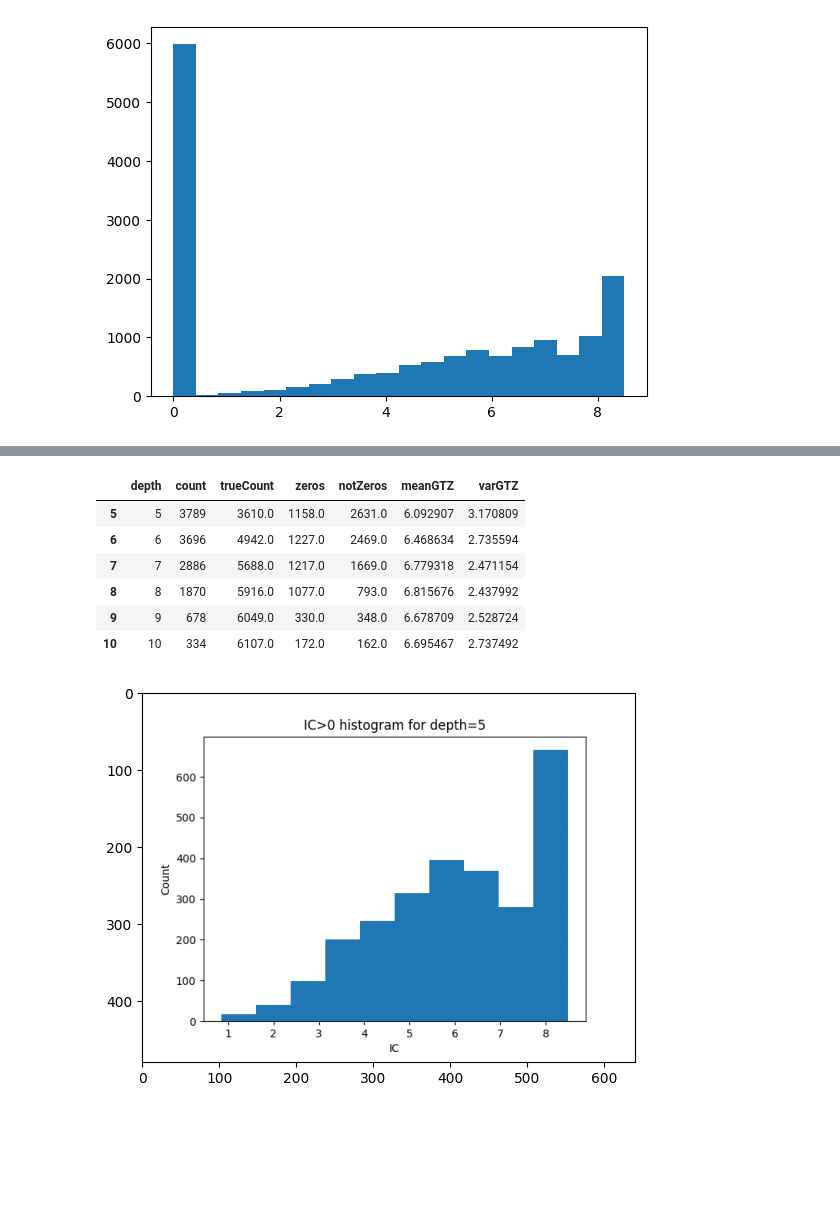
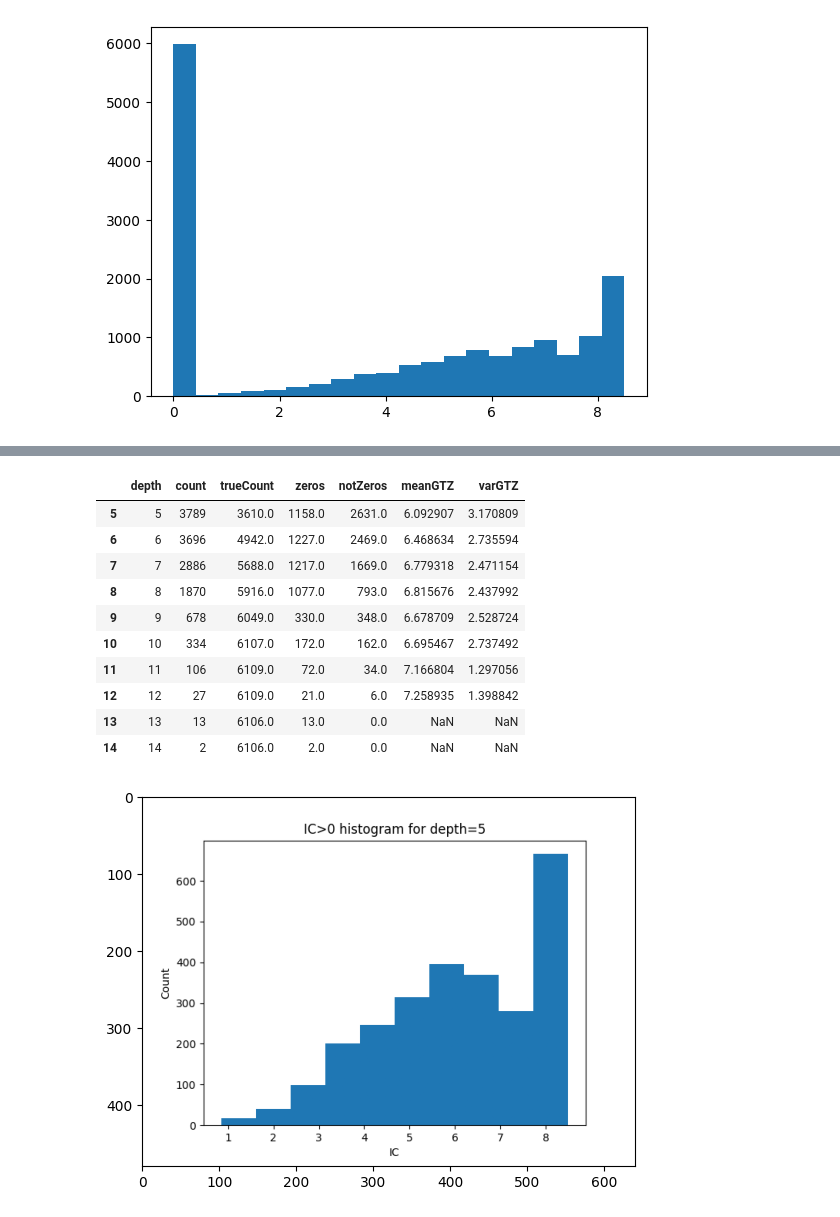
Before and after one commit to DgoMndez/DL-patogen-colab-DIIC, a Jupyter notebook: src/analysis/hpo-tree.ipynb, the cells around one changed output, grey strips where cells are left out. Drawn from its saved outputs; the diff is of its cells as text; code cells hidden in the pictures; blank space fills up the shorter version.

```diff
--- a/src/analysis/hpo-tree.ipynb
+++ b/src/analysis/hpo-tree.ipynb
@@ -284,17 +284,21 @@ Depth 13: trueCount=6106,notzeros=0, zeros=13, mu=nan, s^2=nan
 Depth 14: trueCount=6106,notzeros=0, zeros=2, mu=nan, s^2=nan
 <Figure size 640x480 with 0 Axes>
 # %%
-df = dfDepth[(dfDepth['depth'] >= 5) & (dfDepth['depth'] <= 10)].copy()
+df = dfDepth[(dfDepth['depth'] >= 5)].copy()
 df.drop(['subtree', 'leafs', 'chosen', 'out', 'coverPercent', 'mean', 'var'], axis=1, inplace=True)
 display(df)
 # %% [output]
 |  | depth | count | trueCount | zeros | notZeros | meanGTZ | varGTZ |
 | 5 | 5 | 3789 | 3610.0 | 1158.0 | 2631.0 | 6.092907 | 3.170809 |
 | 6 | 6 | 3696 | 4942.0 | 1227.0 | 2469.0 | 6.468634 | 2.735594 |
 | 7 | 7 | 2886 | 5688.0 | 1217.0 | 1669.0 | 6.779318 | 2.471154 |
 | 8 | 8 | 1870 | 5916.0 | 1077.0 | 793.0 | 6.815676 | 2.437992 |
 | 9 | 9 | 678 | 6049.0 | 330.0 | 348.0 | 6.678709 | 2.528724 |
 | 10 | 10 | 334 | 6107.0 | 172.0 | 162.0 | 6.695467 | 2.737492 |
+| 11 | 11 | 106 | 6109.0 | 72.0 | 34.0 | 7.166804 | 1.297056 |
+| 12 | 12 | 27 | 6109.0 | 21.0 | 6.0 | 7.258935 | 1.398842 |
+| 13 | 13 | 13 | 6106.0 | 13.0 | 0.0 | NaN | NaN |
+| 14 | 14 | 2 | 6106.0 | 2.0 | 0.0 | NaN | NaN |
 # %%
 import matplotlib.image as mpimg
 for d in range(5,11):
```
Also changed, not shown: parts of 3 cells of this notebook, 3 other files.
